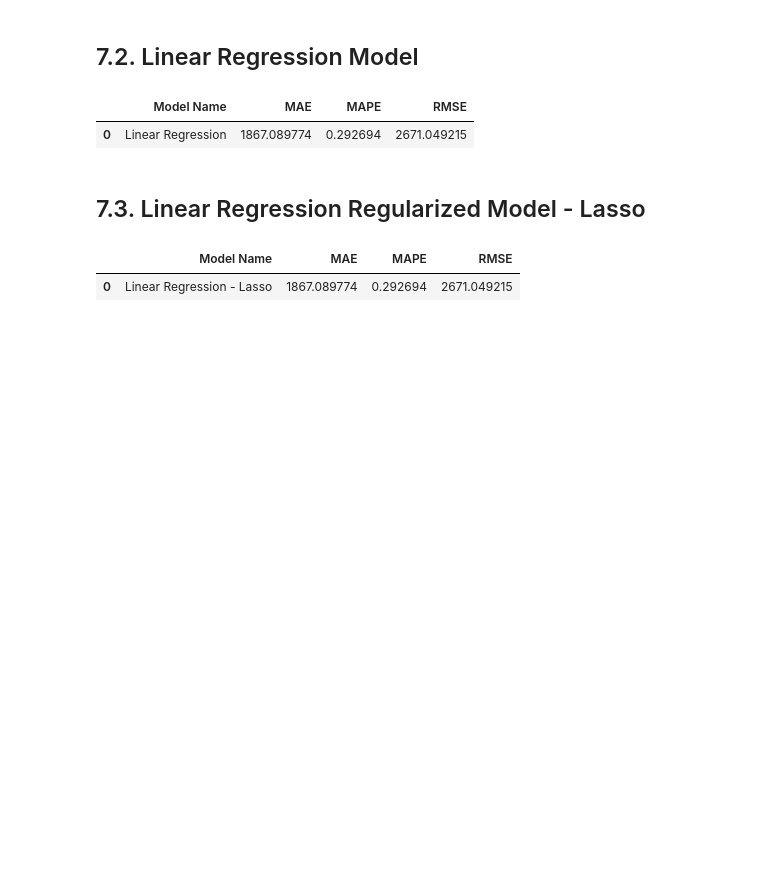
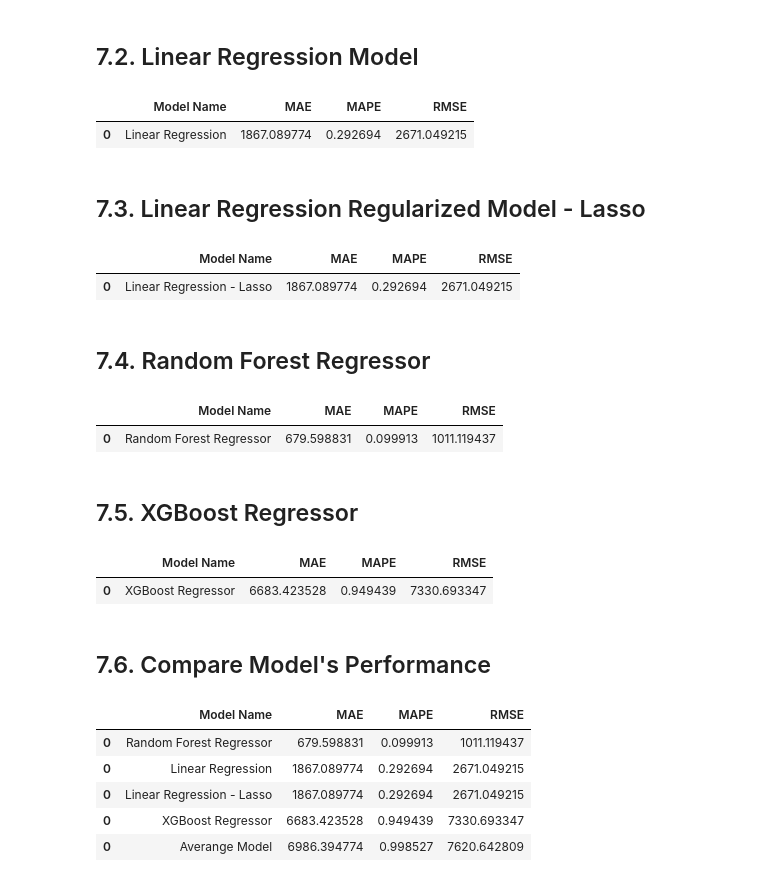
Before and after one commit to laurivansareta/previsao-vendas-lojas-rossmann, a Jupyter notebook: m07_v01_previsao_vendas_lojas_rossmann.ipynb, the cells around one changed output. Cells and saved outputs as stored; diff of their text form; code cells hidden in the pictures; blank space fills up the shorter version.

Commit message:
- Adicionado xgboost no requirements.txt - Implementado algoritmos não-lineares

```diff
--- a/m07_v01_previsao_vendas_lojas_rossmann.ipynb
+++ b/m07_v01_previsao_vendas_lojas_rossmann.ipynb
@@ -1063,3 +1064,50 @@ lrr_result
 # %% [output]
 |  | Model Name | MAE | MAPE | RMSE |
 | 0 | Linear Regression - Lasso | 1867.089774 | 0.292694 | 2671.049215 |
+# %% [markdown]
+## 7.4. Random Forest Regressor
+# %%
+# model
+rf = RandomForestRegressor( n_estimators=100, n_jobs=-1, random_state=42 ).fit( x_train, y_train )
+
+# prediction
+yhat_rf = rf.predict( x_test )
+
+# Performance
+rf_result = ml_error( 'Random Forest Regressor', np.expm1( y_test ), np.expm1( yhat_rf ))
+rf_result
+# %% [output]
+|  | Model Name | MAE | MAPE | RMSE |
+| 0 | Random Forest Regressor | 679.598831 | 0.099913 | 1011.119437 |
+# %% [markdown]
+## 7.5. XGBoost Regressor
+# %%
+# model
+model_xgb = xgb.XGBRegressor( objective='reg:squarederror',
+                              n_estimators=100,
+                              eta=0.01,
+                              max_depth=10,
+                              subsample=0.7,
+                              colsample_bytree=0.9 ).fit( x_train, y_train )
+
+# prediction
+yhat_xgb = model_xgb.predict( x_test )
+
+# Performance
+xgb_result = ml_error( 'XGBoost Regressor', np.expm1( y_test ), np.expm1( yhat_xgb ))
+xgb_result
+# %% [output]
+|  | Model Name | MAE | MAPE | RMSE |
+| 0 | XGBoost Regressor | 6683.423528 | 0.949439 | 7330.693347 |
+# %% [markdown]
+## 7.6. Compare Model's Performance
+# %%
+modelling_result = pd.concat( [baseline_result, lr_result, lrr_result, rf_result, xgb_result] )
+modelling_result.sort_values( 'RMSE' )
+# %% [output]
+|  | Model Name | MAE | MAPE | RMSE |
+| 0 | Random Forest Regressor | 679.598831 | 0.099913 | 1011.119437 |
+| 0 | Linear Regression | 1867.089774 | 0.292694 | 2671.049215 |
+| 0 | Linear Regression - Lasso | 1867.089774 | 0.292694 | 2671.049215 |
+| 0 | XGBoost Regressor | 6683.423528 | 0.949439 | 7330.693347 |
+| 0 | Averange Model | 6986.394774 | 0.998527 | 7620.642809 |
```
Also changed, not shown: parts of 5 cells of this notebook, 1 other file.
